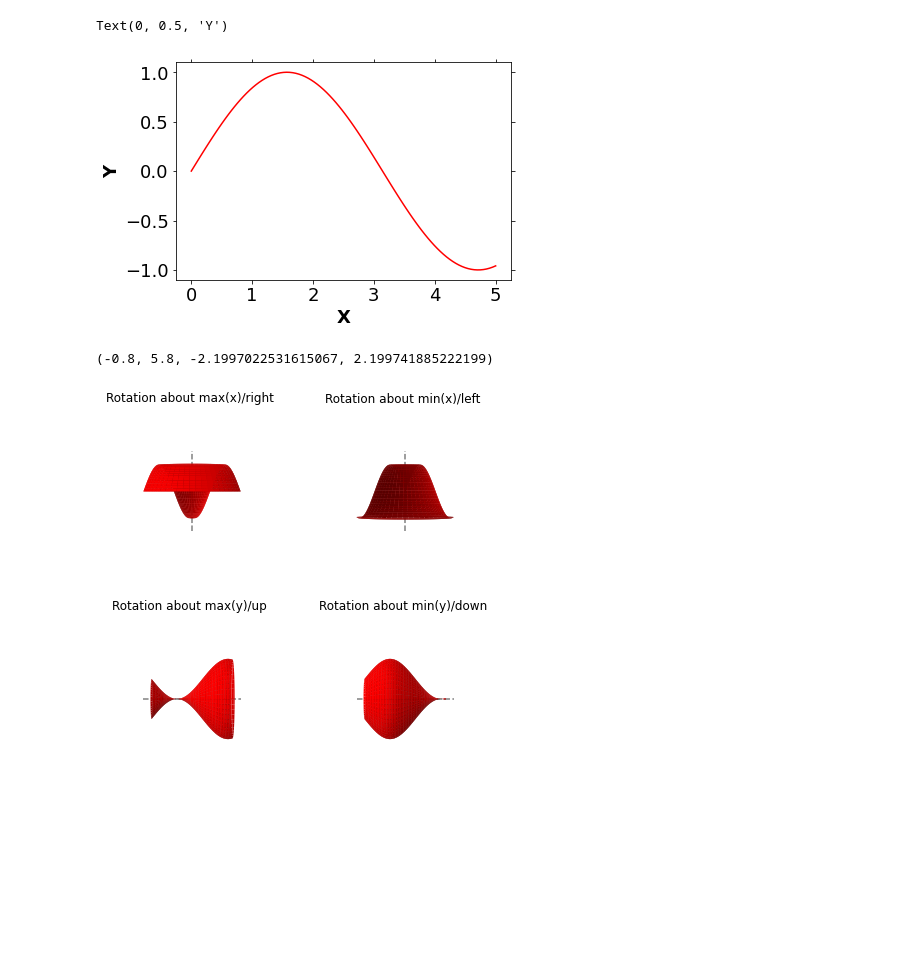
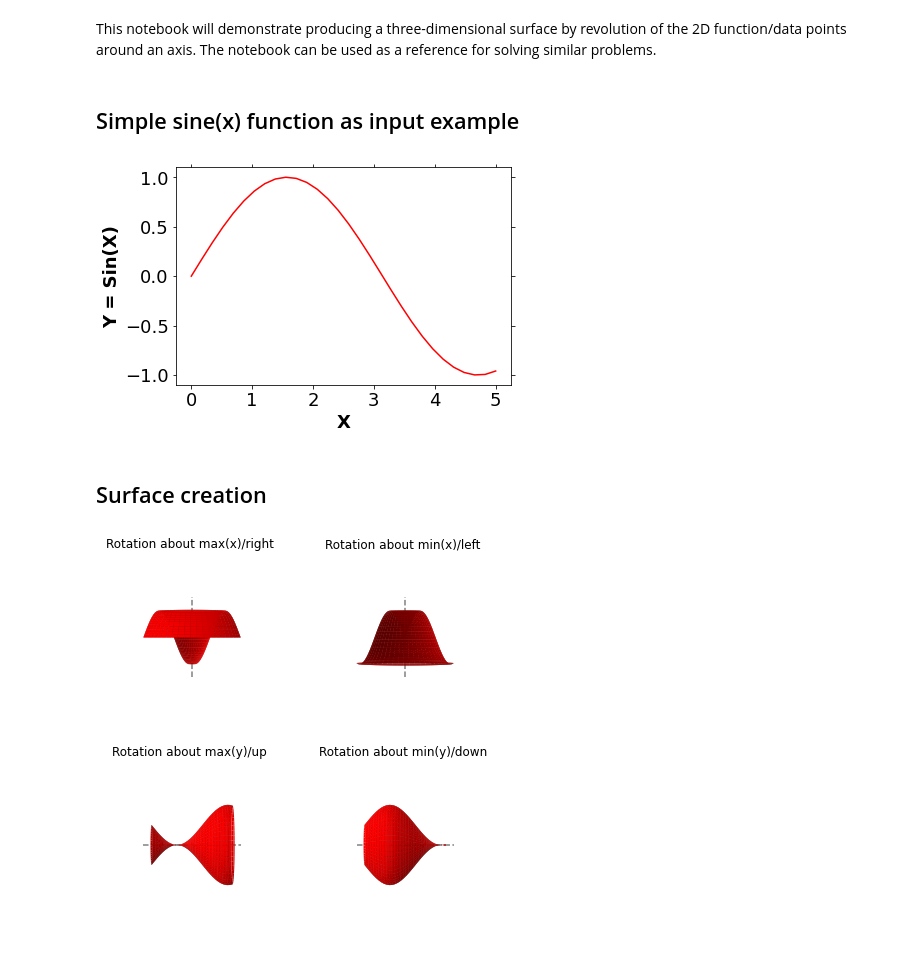
Before and after one commit to meghanad-kayanattil/2D-to-3D-by-axial-revolutions, a Jupyter notebook: Demonstrative examples.ipynb, the cells around one changed output. Cells and saved outputs as stored; diff of their text form; code cells hidden in the pictures; blank space fills up the shorter version.

```diff
--- a/Demonstrative examples.ipynb
+++ b/Demonstrative examples.ipynb
@@ -7,11 +1,2 @@ plt.style.use('./plot_style_mk.mplstyle')
-# %%
-x = np.linspace(0,5,100)
-y = np.sin(x)
-
-fig1, ax1 = plt.subplots()
-ax1.plot(x, y, color = 'red')
-ax1.set_xlabel('X')
-ax1.set_ylabel('Y')
-# %% [output]
-Text(0, 0.5, 'Y')
-[figure, removed]
+# %% [markdown]
+This notebook will demonstrate producing a three-dimensional surface by revolution of the 2D function/data points around an axis. The notebook can be used as a reference for solving similar problems.
@@ -18,4 +13,23 @@ Text(0, 0.5, 'Y')
+# %% [markdown]
+## Simple sine(x) function as input example
+# %%
+#Create an x,y array any standard or user defined function can be used here
+#if you have a data set of an outline of an axially symmetric object (eg. from the outline of an image)
+#that can be the x, y as well (keep in mind that if it is a full outline, easy modification will be to slice it in half)
+x = np.linspace(0,5,30)
+y = np.sin(x)
+
+fig1, ax1 = plt.subplots()
+ax1.plot(x, y, color = 'red')
+ax1.set_xlabel('X')
+ax1.set_ylabel('Y = Sin(X)')
+fig1.savefig('./Figures/2d_fun.png', bbox_inches = 'tight')
+# %% [output]
+[figure, added]
+# %% [markdown]
+## Surface creation
 # %%
+#revolve is the function which does the surface creation. Details about the function arguments can be found using shift+tab
 xr, yr,zr = two_d_to_3d.revolve(x, y, axis_loc='right')
 xl, yl,zl = two_d_to_3d.revolve(x, y, axis_loc='left')
 xu, yu,zu = two_d_to_3d.revolve(x, y, axis_loc='up')
@@ -49,6 +63,6 @@ ax2.plot([min(x)-wx, max(x)+wx], [0, 0], [0, 0], ls ='--', color = 'black', alph
 ax2.view_init(elev=0, azim=-90)
 ax2.set_title('Rotation about min(y)/down')
 ax2.axis('off')
+fig2.savefig('./Figures/3D_surfaces.png', bbox_inches='tight')
 # %% [output]
-(-0.8, 5.8, -2.1997022531615067, 2.199741885222199)
 [figure]
```
Also changed, not shown: parts of 6 cells of this notebook, 3 other files.
